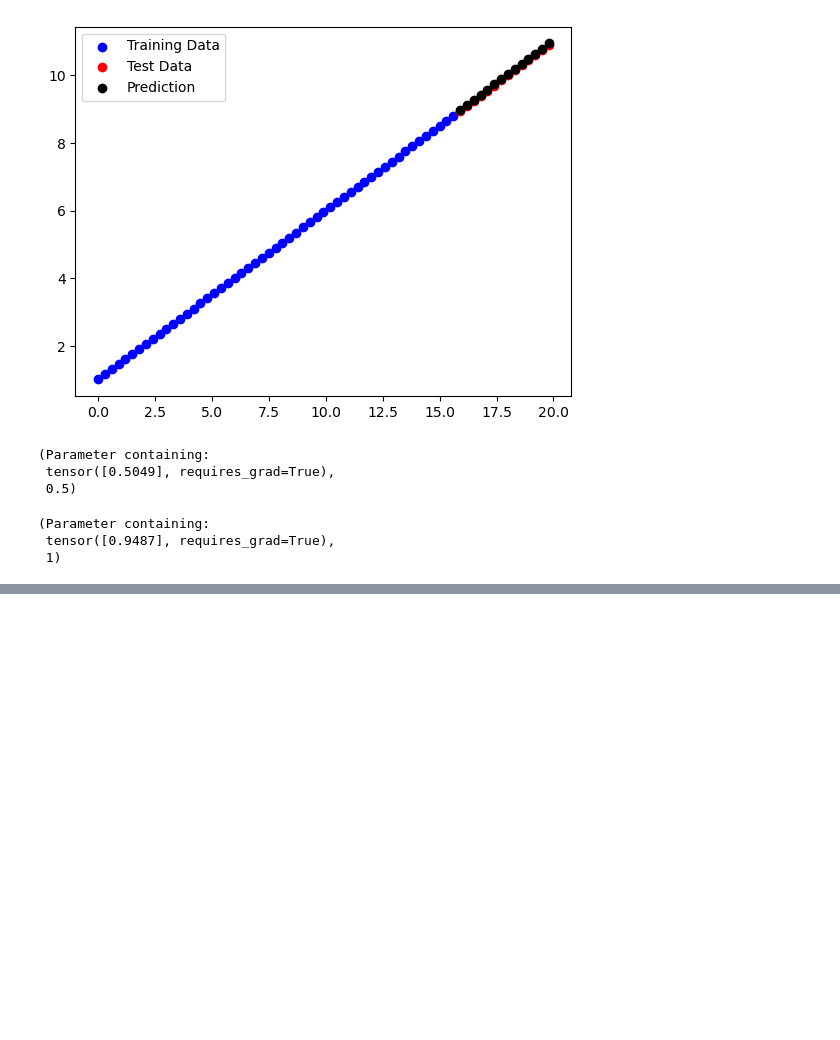
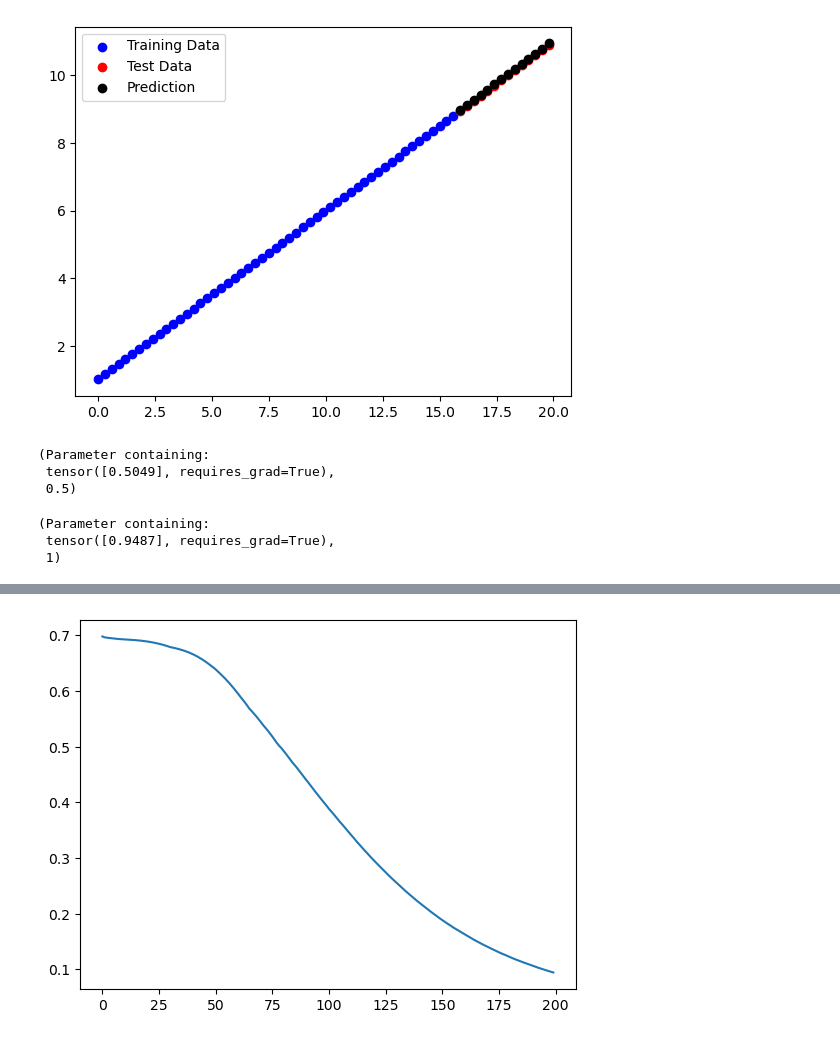
Before and after one commit to qamarr6092/Deep-Learning, a Jupyter notebook: Pytorch Basics/pytorch_basics.ipynb, the cells around one changed output, grey strips where cells are left out. Drawn from its saved outputs; the diff is of its cells as text; code cells hidden in the pictures; blank space fills up the shorter version.

```diff
--- a/Pytorch Basics/pytorch_basics.ipynb
+++ b/Pytorch Basics/pytorch_basics.ipynb
@@ -613,0 +651,42 @@ dict(lin_reg.state_dict())
+# %%
+#Creating MLP for xor gate
+
+X = torch.tensor([[0, 0],
+                  [0, 1],
+                  [1, 0],
+                  [1, 1]], dtype=torch.float32)
+y = torch.tensor([0, 1, 1, 0], dtype=torch.float32).unsqueeze(1)
+loss_fn = nn.BCELoss()
+
+class Model(nn.Module):
+    def __init__(self):
+        super().__init__()
+        self.hidden_layer = nn.Linear(2, 8)
+        self.hidden_activation = nn.ReLU()
+        self.output_neuron = nn.Linear(8, 1)
+        self.output_activation = nn.Sigmoid()
+
+    def forward(self, X):
+        h1 = self.hidden_activation(self.hidden_layer(X))
+        y = self.output_activation(self.output_neuron(h1))
+        return y
+
+mlp = Model()
+optimizer = torch.optim.Adam(mlp.parameters(), lr=1e-2)
+epochs = 200
+training_loss = []
+validation_loss = []
+for i in range(epochs):
+    mlp.train()
+    loss = loss_fn(mlp(X), y)
+    optimizer.zero_grad()
+    loss.backward()
+    optimizer.step()
+    training_loss.append(loss.detach().numpy())
+
+plt.figure()
+plt.plot(training_loss)
+plt.plot(validation_loss)
+plt.show()
+# %% [output]
+[figure, added]
```
Also changed, not shown: parts of 10 cells of this notebook.
